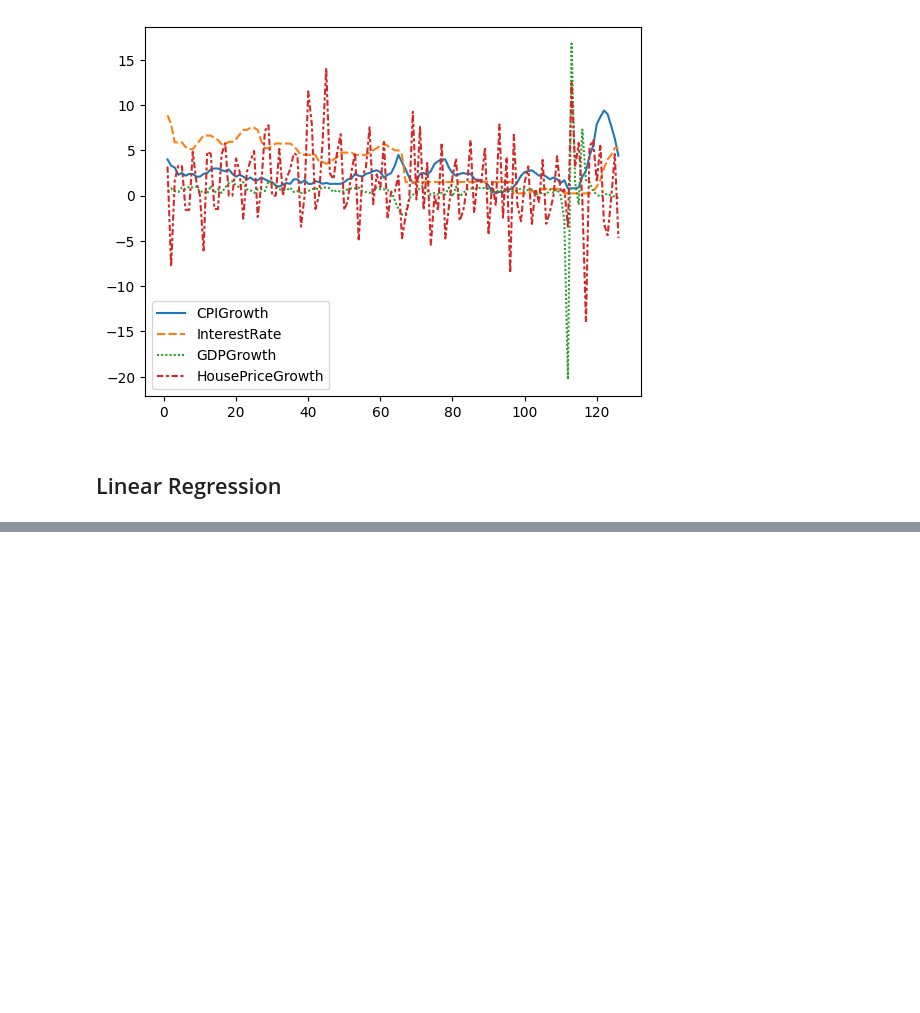
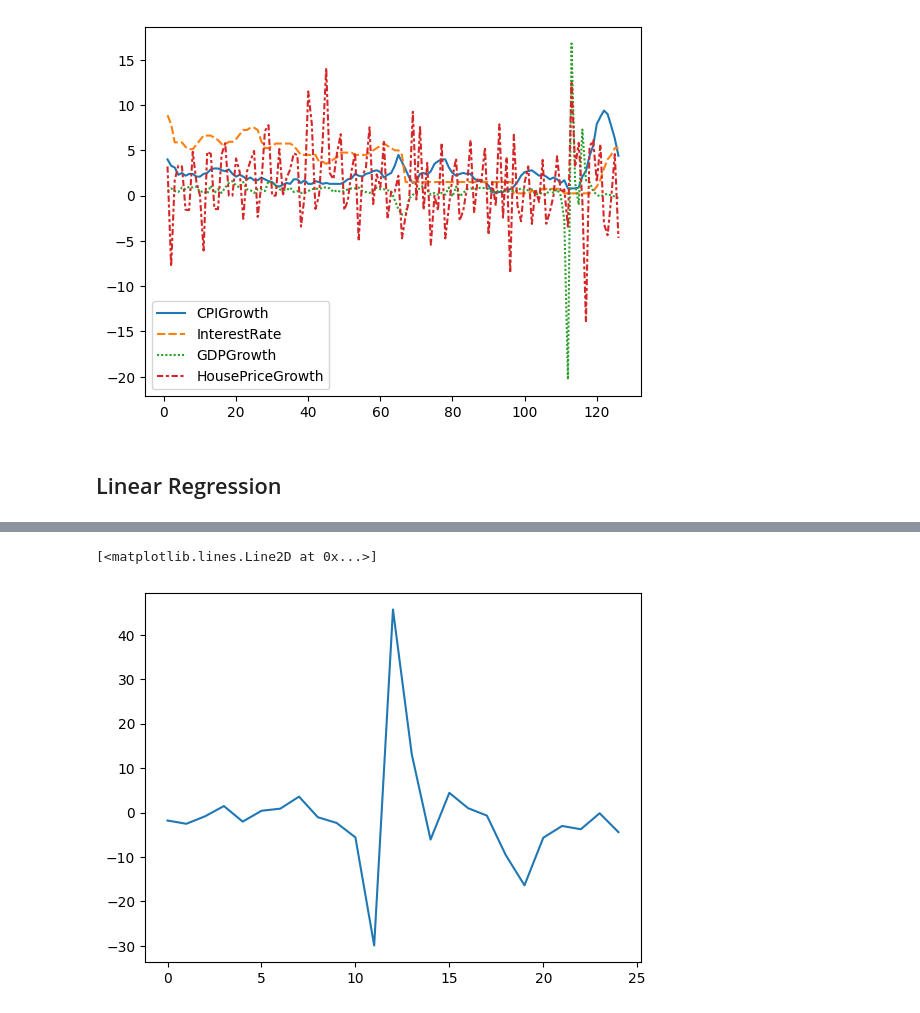
Before and after one commit to Haydn-Martin/predicting-house-prices-time-series, a Jupyter notebook: HousePricePrediction.ipynb, the cells around one changed output, grey strips where cells are left out. Drawn from its saved outputs; the diff is of its cells as text; code cells hidden in the pictures; blank space fills up the shorter version.

```diff
--- a/HousePricePrediction.ipynb
+++ b/HousePricePrediction.ipynb
@@ -434,0 +572,7 @@ sns.lineplot(data=ml_df)
+# %%
+# Make predictions
+lin_preds = model.predict(X_test)
+plt.plot(lin_preds)
+# %% [output]
+[<matplotlib.lines.Line2D at 0x...>]
+[figure, added]
```
Also changed, not shown: parts of 24 cells of this notebook.
